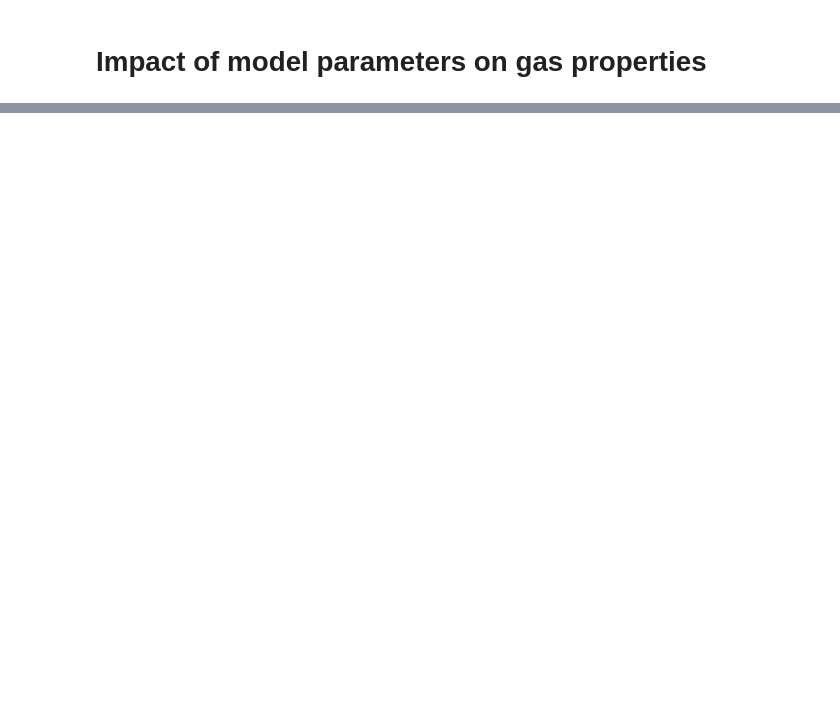
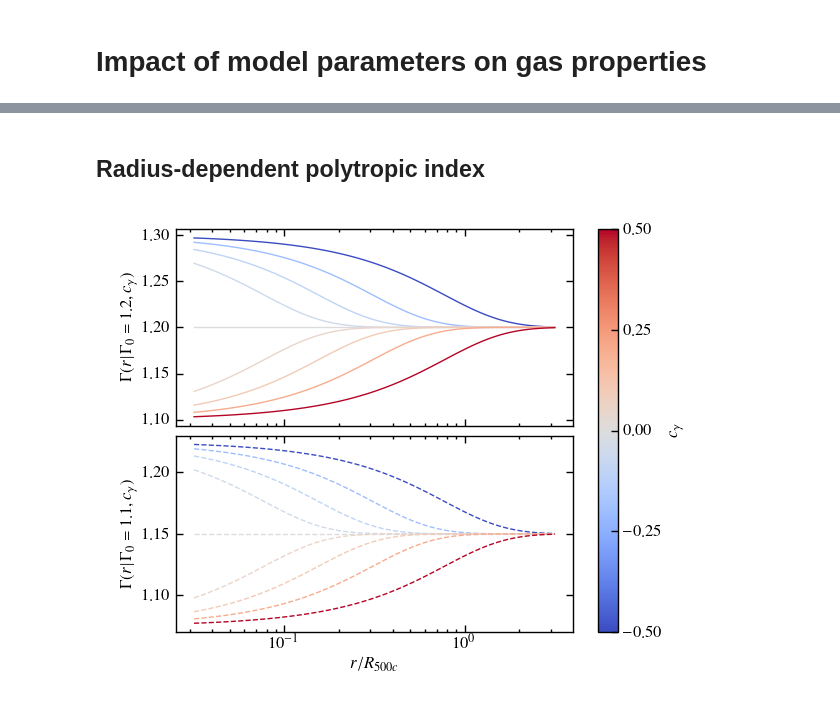
Before and after one commit to fkeruzore/picasso, a Jupyter notebook: docs/notebooks/plot_model_params.ipynb, the cells around one changed output, grey strips where cells are left out. Drawn from its saved outputs; the diff is of its cells as text; code cells hidden in the pictures; blank space fills up the shorter version.

```diff
--- a/docs/notebooks/plot_model_params.ipynb
+++ b/docs/notebooks/plot_model_params.ipynb
@@ -309,0 +275,35 @@ fig.subplots_adjust(left=0.05, right=0.95, top=0.95, bottom=0.1, hspace=0.05, ws
+# %% [markdown]
+## Radius-dependent polytropic index
+# %%
+compute_gamma = polytrop.Gamma_r
+
+r = jnp.logspace(-1.5, 0.5, 101)
+c_gamma = jnp.array([-0.5, -0.2, -0.1, -0.05, 0.0, 0.05, 0.1, 0.2, 0.5])
+cmapname="coolwarm"
+
+norm = mpl.colors.Normalize(vmin=c_gamma.min(), vmax=c_gamma.max())
+cmap = mpl.cm.ScalarMappable(norm=norm, cmap=plt.colormaps[cmapname])
+cmap.set_array([])
+
+fig, axs = plt.subplots(2, 1)
+fig.subplots_adjust(hspace=0.05, top=0.95)
+for i, c in enumerate(c_gamma):
+    color = cmap.to_rgba(c)
+    axs[0].semilogx(r, compute_gamma(r, 1.20, c), color=color)
+    axs[1].semilogx(r, compute_gamma(r, 1.15, c), "--", color=color)
+axs[1].set_xlabel("$r / R_{500c}$")
+axs[0].set_xticklabels([])
+axs[0].set_ylabel("$\\Gamma(r \\, | \\, \\Gamma_0 = 1.2, c_\\gamma)$")
+axs[1].set_ylabel("$\\Gamma(r \\, | \\, \\Gamma_0 = 1.1, c_\\gamma)$")
+
+cb = fig.colorbar(cmap, ax=axs)
+cb.set_ticks(jnp.linspace(c_gamma.min(), c_gamma.max(), 5))
+cb.set_label("$c_\\gamma$")
+
+for ax in axs:
+    ax.xaxis.set_ticks_position("both")
+    ax.yaxis.set_ticks_position("both")
+fig.align_labels()
+fig.savefig("./gamma_r.pdf")
+# %% [output]
+[figure, added]
```
Also changed, not shown: parts of 10 cells of this notebook.
